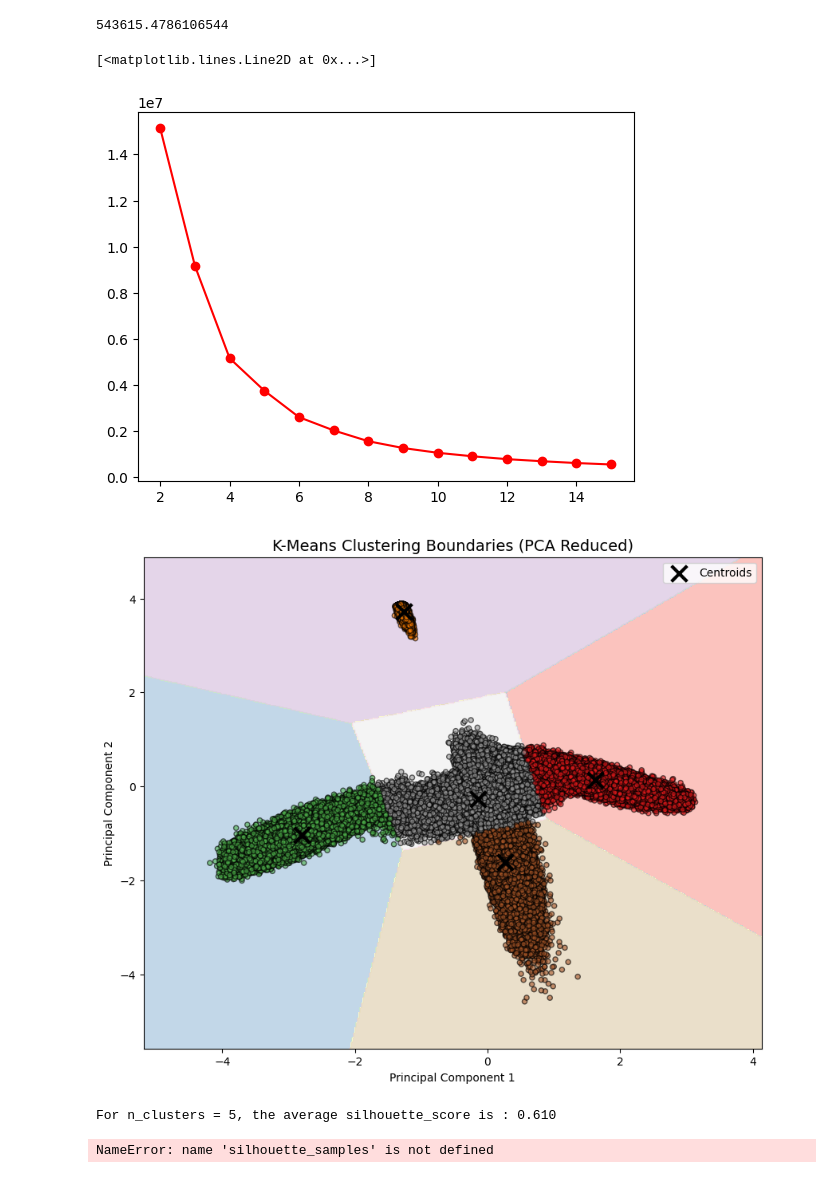
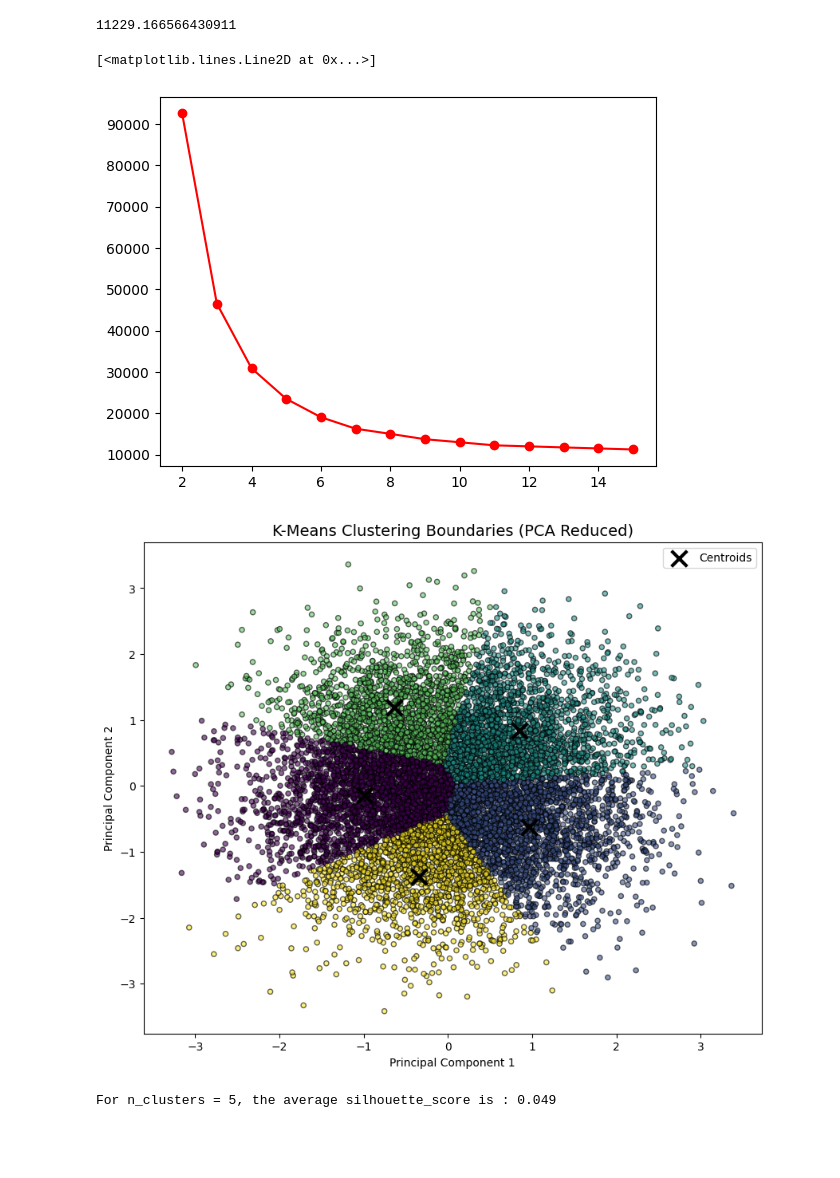
Before and after one commit to d3fd44/eams-ai, a Jupyter notebook: clustering - Kmeans.ipynb, the cells around one changed output. Drawn from its saved outputs; the diff is of its cells as text; code cells hidden in the pictures; blank space fills up the shorter version.

```diff
--- a/clustering - Kmeans.ipynb
+++ b/clustering - Kmeans.ipynb
@@ -9,8 +9,9 @@ from   sklearn.decomposition import PCA
 from   sklearn.preprocessing import StandardScaler
 from   sklearn.metrics       import silhouette_samples, silhouette_score
 # %%
-df = pd.read_csv("data-500k/data.csv")
-X = df[df.columns[:-1]]
+# df = pd.read_csv("data-500k/data.csv")
+df = pd.read_csv("./random_data")
+X = df[df.columns]
 # %%
 km_elkan = []
 
@@ -28,50 +29,50 @@ for i in range(14):
 # %%
 print(min(sscore))
 # %% [output]
-543615.4786106544
+11229.166566430911
 # %%
 plt.plot(range(2, 16), sscore, 'o-r')
 # %% [output]
 [<matplotlib.lines.Line2D at 0x...>]
-[figure, old version]
+[figure, new version]
 # %%
-y_true = df['status']
+# y_true = df['status']
 
 scaler = StandardScaler()
 X_scaled = scaler.fit_transform(X)
 
 pca = PCA(n_components=2)
 X_pca = pca.fit_transform(X_scaled)
 
 kmeans = KMeans(n_clusters=5, random_state=42)
 kmeans.fit(X_pca)
 
 h = 0.02
 x_min, x_max = X_pca[:, 0].min() - 1, X_pca[:, 0].max() + 1
-y_min, y_max = X_pca[:, 1].min() - 1, X_pca[:, 1].max() + 1
-xx, yy = np.meshgrid(np.arange(x_min, x_max, h), np.arange(y_min, y_max, h))
+# y_min, y_max = X_pca[:, 1].min() - 1, X_pca[:, 1].max() + 1
+# xx, yy = np.meshgrid(np.arange(x_min, x_max, h), np.arange(y_min, y_max, h))
 
-Z = kmeans.predict(np.c_[xx.ravel(), yy.ravel()])
-Z = Z.reshape(xx.shape)
+# Z = kmeans.predict(np.c_[xx.ravel(), yy.ravel()])
+# Z = Z.reshape(xx.shape)
 
 plt.figure(figsize=(10, 8))
 
-plt.contourf(xx, yy, Z, alpha=0.8)
+# plt.contourf(xx, yy, Z, alpha=0.8)
 
 scatter = plt.scatter(X_pca[:, 0], X_pca[:, 1], c=kmeans.labels_, edgecolors='k', s=20, alpha=0.6)
 
 centroids = kmeans.cluster_centers_
 plt.scatter(centroids[:, 0], centroids[:, 1], marker='x', s=200, linewidths=3, color='black', label='Centroids')
 
 plt.title('K-Means Clustering Boundaries (PCA Reduced)', fontsize=14)
 plt.xlabel('Principal Component 1')
 plt.ylabel('Principal Component 2')
 plt.legend()
 plt.grid(False)
 
 plt.show()
 # %% [output]
-[figure, old version]
+[figure, new version]
 # %%
 
 scaler = StandardScaler()
@@ -84,7 +85,6 @@ cluster_labels = kmeans.fit_predict(X_scaled)
 silhouette_avg = silhouette_score(X_scaled, cluster_labels)
 print(f"For n_clusters = {n_clusters}, the average silhouette_score is : {silhouette_avg:.3f}")
 # %% [output]
-For n_clusters = 5, the average silhouette_score is : 0.610
+For n_clusters = 5, the average silhouette_score is : 0.049
-NameError: name 'silhouette_samples' is not defined
 # %%
 sample_silhouette_values = silhouette_samples(X_scaled, cluster_labels)
```
Also changed, not shown: parts of 3 cells of this notebook, 3 other files.
